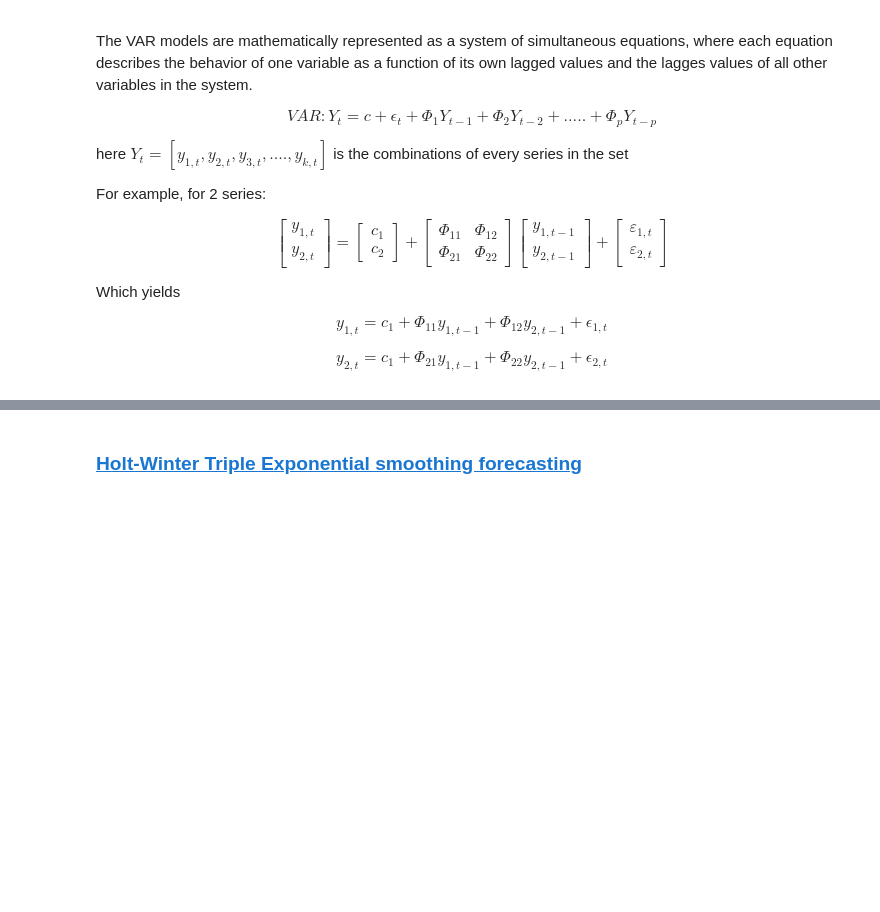
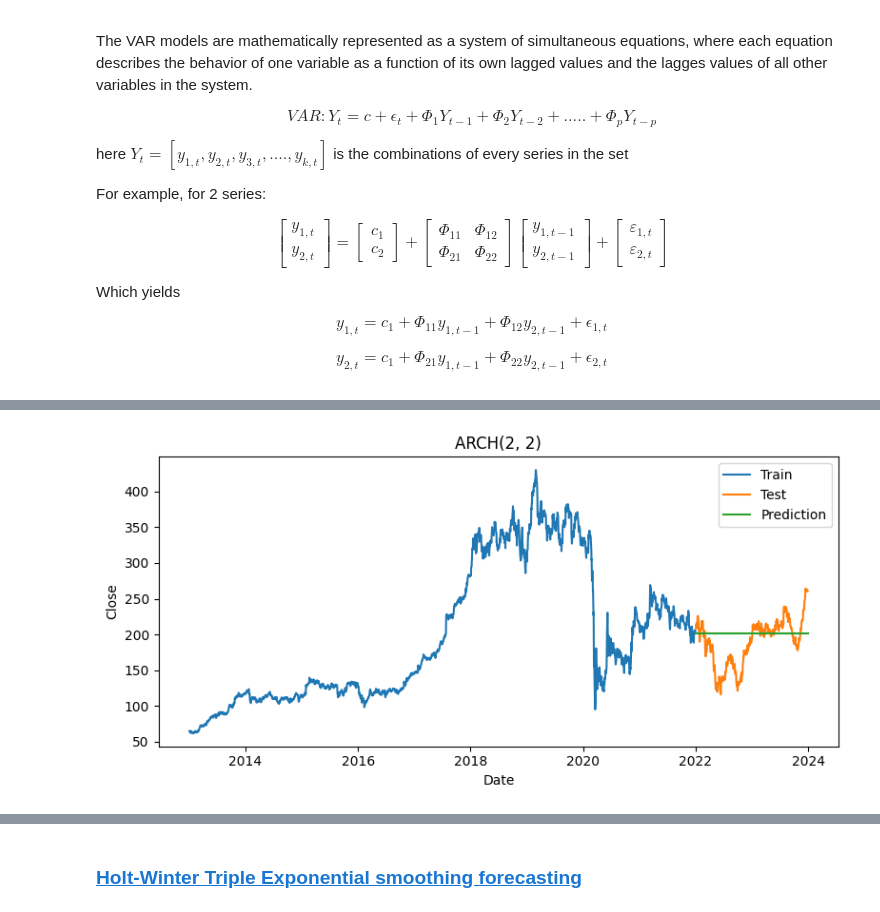
Before and after one commit to GinHikat/OmniTS_for_Stock, a Jupyter notebook: notebooks/track1_forecasting_benchmark.ipynb, the cells around one changed output, grey strips where cells are left out. Drawn from its saved outputs; the diff is of its cells as text; code cells hidden in the pictures; blank space fills up the shorter version.

```diff
--- a/notebooks/track1_forecasting_benchmark.ipynb
+++ b/notebooks/track1_forecasting_benchmark.ipynb
@@ -605,0 +646,8 @@ ARCH can be efficient as it needs many lags (q) to capture long memory, which wi
+# %%
+#Feed into the Return (pct_change or volatility,, not the actual original value)
+
+arch = arch_model(train['Return'].dropna(), p=2, q=2).fit()
+
+garch = arch_model(train['Return'].dropna(), p=2, q=2, vol='GARCH').fit()
+
+pred = arch.forecast(horizon = len(test), start = train['Return'].max(), method = 'simulation')
@@ -605,0 +676,6 @@ ARCH can be efficient as it needs many lags (q) to capture long memory, which wi
+# %%
+pred_real = (1 + pred.mean.fillna(0)).cumprod() * train['Close'].iloc[-1]
+
+plot_prediction(pred = pred_real.values.squeeze(), title = 'ARCH(2, 2)')
+# %% [output]
+[figure, added]
```
Also changed, not shown: parts of 21 cells of this notebook, 1 other file.
